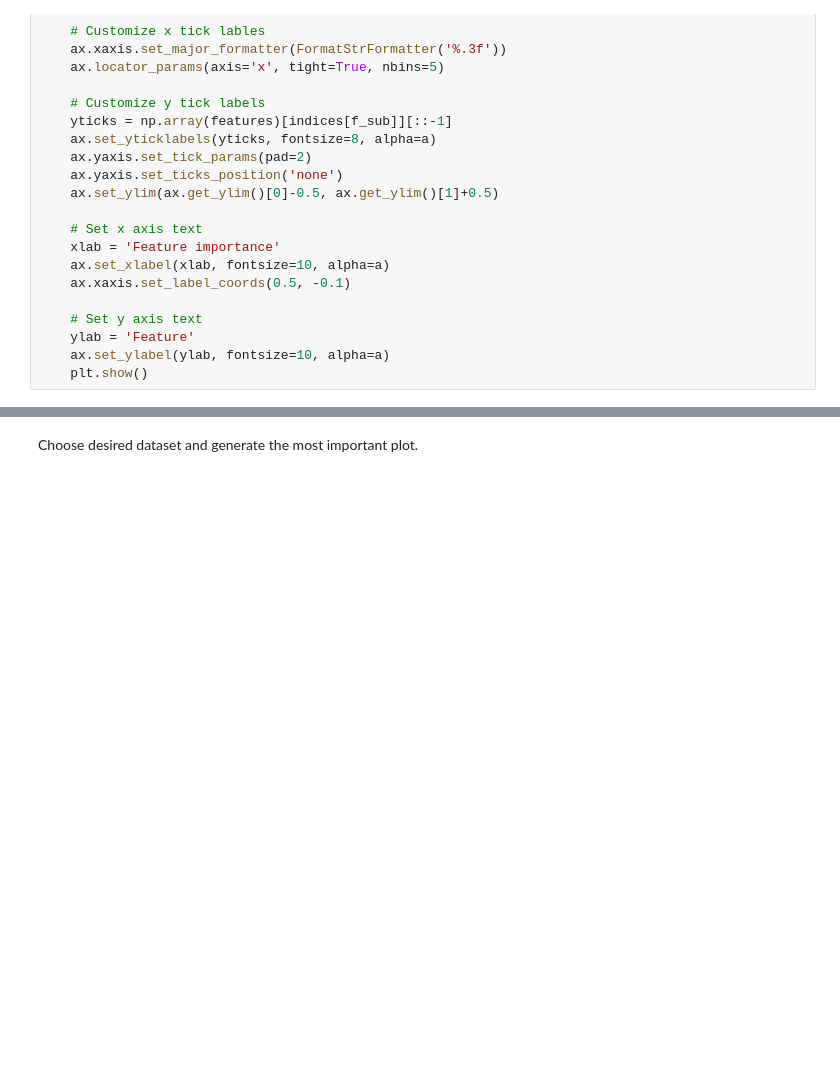
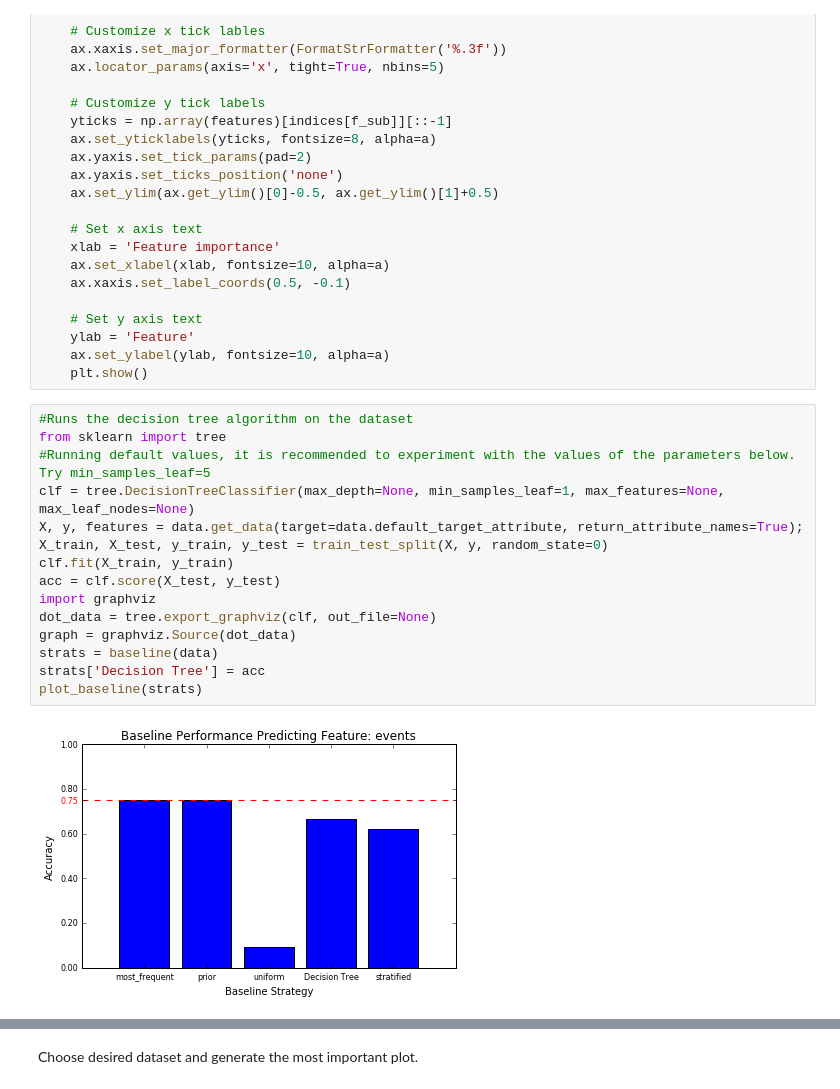
Before and after one commit to Hugoos/TestAutoNotebook, a Jupyter notebook: 536.ipynb, the cells around one changed output, grey strips where cells are left out. Cells and saved outputs as stored; diff of their text form; blank space fills up the shorter version.

```diff
--- a/536.ipynb
+++ b/536.ipynb
@@ -162,3 +167,20 @@ def plot_feature_importances(features, importances, indices):
     ylab = 'Feature'
     ax.set_ylabel(ylab, fontsize=10, alpha=a)
     plt.show()
+# %%
+#Runs the decision tree algorithm on the dataset
+from sklearn import tree
+#Running default values, it is recommended to experiment with the values of the parameters below. Try min_samples_leaf=5
+clf = tree.DecisionTreeClassifier(max_depth=None, min_samples_leaf=1, max_features=None, max_leaf_nodes=None)
+X, y, features = data.get_data(target=data.default_target_attribute, return_attribute_names=True);
+X_train, X_test, y_train, y_test = train_test_split(X, y, random_state=0)
+clf.fit(X_train, y_train)
+acc = clf.score(X_test, y_test)
+import graphviz
+dot_data = tree.export_graphviz(clf, out_file=None)
+graph = graphviz.Source(dot_data)
+strats = baseline(data)
+strats['Decision Tree'] = acc
+plot_baseline(strats)
+# %% [output]
+[figure, added]
```
Also changed, not shown: parts of 11 cells of this notebook, 6 other files.
